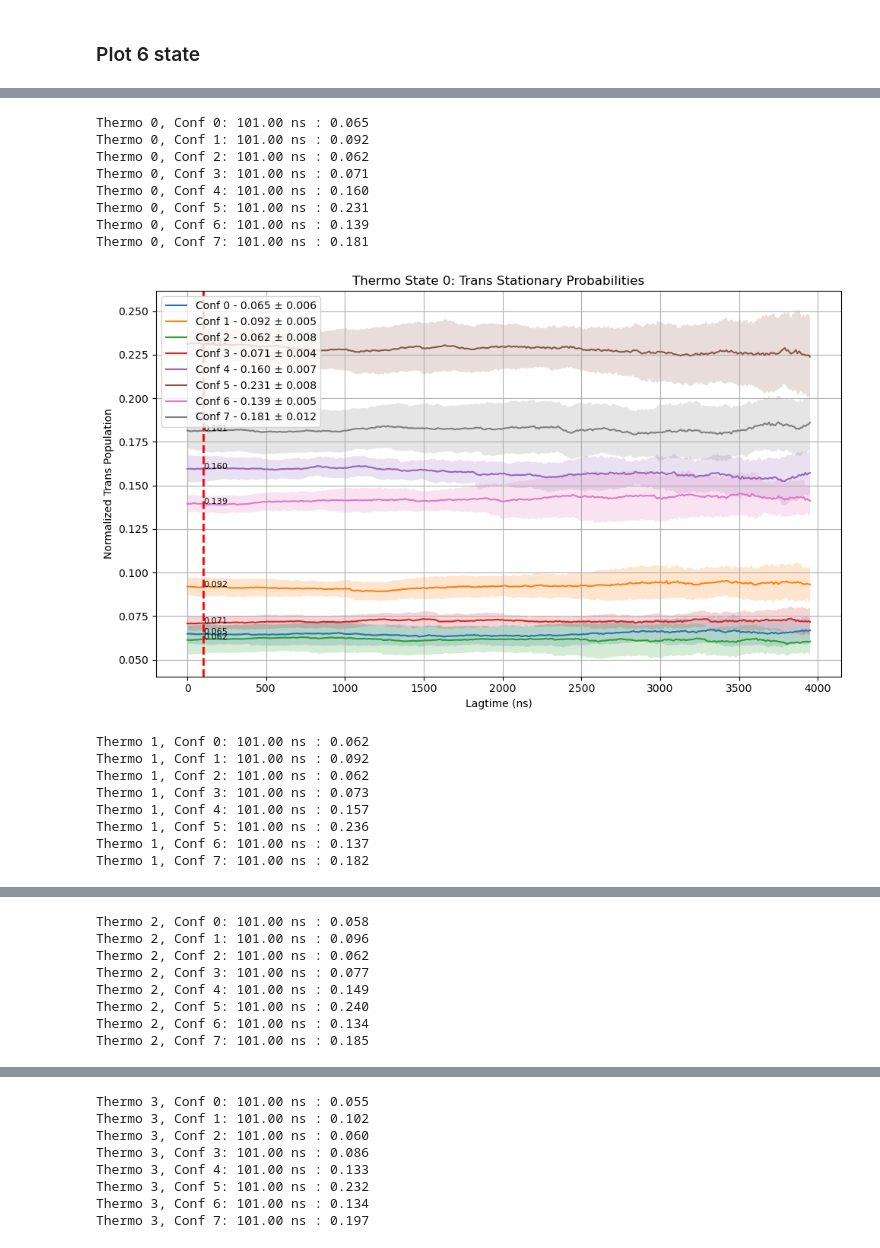
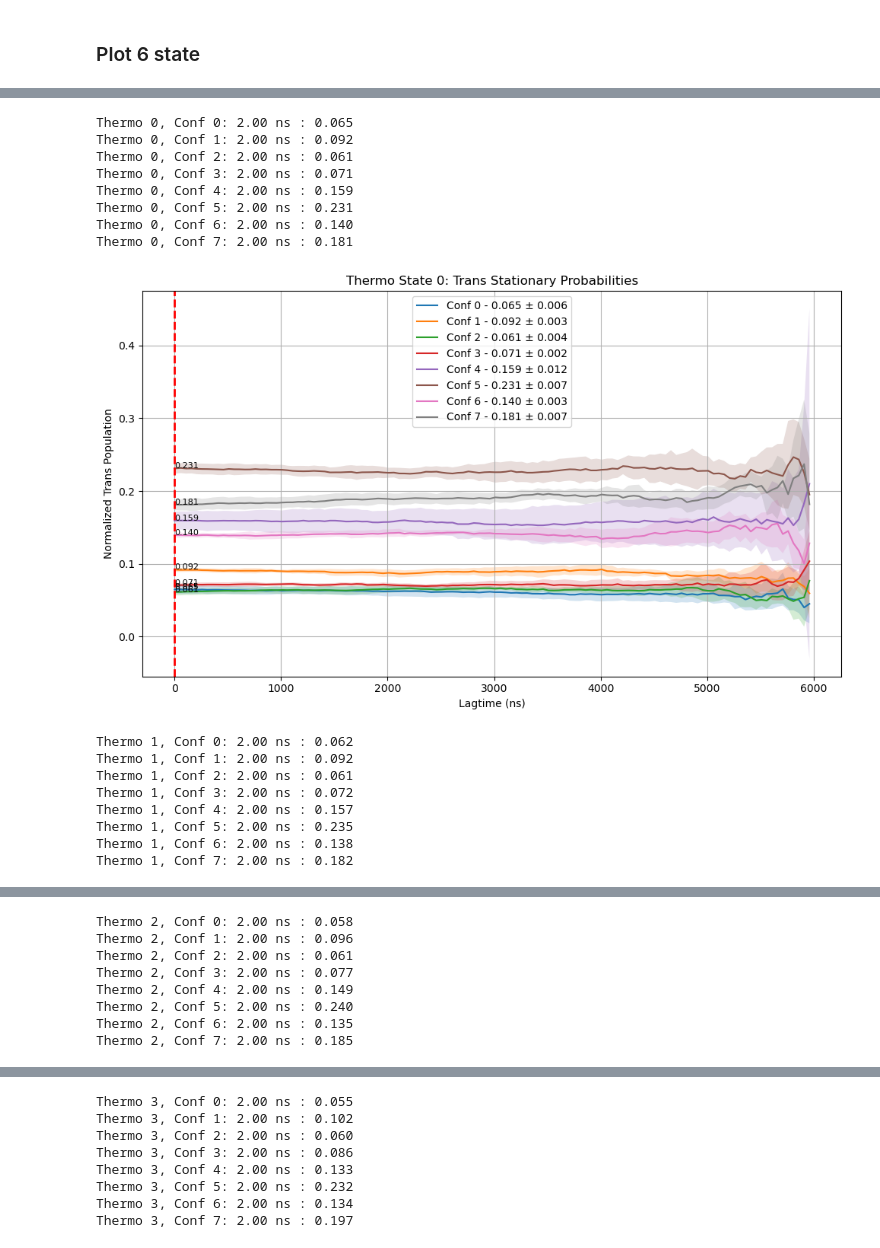
Before and after one commit to starwingc/peptoid_ESM, a Jupyter notebook: HREX/analysis/transition_matrix.ipynb, the cells around one changed output, grey strips where cells are left out. Saved outputs shown, nothing was run; the diff lists cells and outputs as text; code cells hidden in the pictures.

```diff
--- a/HREX/analysis/transition_matrix.ipynb
+++ b/HREX/analysis/transition_matrix.ipynb
@@ -340,7 +340,7 @@ def process_trajectory(n_trajs, lagtime, num_states, cluster_size):
 n_trajs = traj_indexed
 num_states = 48
 #lagtimes = [1]
-lagtimes = [5, 10, 25, 50] + list(range(100, 600030, 1000))
+lagtimes = [5, 10, 20, 50, 200] + list(range(1000, 600030, 5000))
 #lagtimes = [5, 10, 25, 50]
 dt_in_ns = 0.01
 cluster_size = 1
@@ -495,7 +497,7 @@ array([0.06482059, 0.09186797, 0.06130279, 0.07076823, 0.15936155,
 # %%
 plt.figure(figsize=(8, 6))
 state_to_plot = [0, 6, 12, 18, 24, 30, 36, 42]
-
+lagtimes_plot_index = 4
 # Loop through selected states and plot each separately
 for i, state in enumerate(state_to_plot):
     plt.plot(lagtimes_ns, pi_all_means_0[:, i], '-o', label=f'State {index_to_state(state)}')
@@ -507,9 +509,9 @@ for i, state in enumerate(state_to_plot):
                      alpha=0.2)
 
     # Annotate the first point with its value
-    first_x = lagtimes_ns[14]
-    first_y = pi_all_means_0[14, i]
-    first_y_var = pi_all_stds[14, i]
+    first_x = lagtimes_ns[lagtimes_plot_index]
+    first_y = pi_all_means_0[lagtimes_plot_index, i]
+    first_y_var = pi_all_stds_0[lagtimes_plot_index, i]
     plt.text(first_x, first_y,  f"{first_x} ns :{first_y:.3f} +- {first_y_var:.3f}", fontsize=10)
     print(f"{first_x} ns :{first_y:.3f} +- {first_y_var:.3f}")
 
@@ -535,7 +537,7 @@ plt.show()
 ## Save the data into a csv
 
 point_to_plot = 400
-lagtime_plot = 14  # index of lagtime to extract at 101 ns
+lagtime_plot = 4  # index of lagtime to extract at 101 ns
 selected_ns = lagtimes_ns[lagtime_plot]  # for saving
 
 # Collect into a list of dicts for easy DataFrame creation
@@ -701,6 +701,6 @@ cis_trans_pi_stds shape: (6, 604, 8)
 # %%
 point_to_plot = 400
-lagtime_plot = 14  # Index of lagtime to annotate
+lagtime_plot = 4  # Index of lagtime to annotate
 
 thermo_state_num = 6
 comform_state_num = 8
@@ -714,47 +714,47 @@ for thermo in range(thermo_state_num):
 
         plt.plot(
             lagtimes_ns[:point_to_plot],
             res,
             label=f"Conf {conform} - {res[lagtime_plot]:.3f} ± {std[lagtime_plot]:.3f}"
         )
 
         plt.fill_between(
             lagtimes_ns[:point_to_plot],
             res + std,
             res - std,
             alpha=0.2
         )
 
         # Annotate point at selected lagtime
         x_val = lagtimes_ns[lagtime_plot]
         y_val = res[lagtime_plot]
         plt.text(x_val, y_val, f"{y_val:.3f}", fontsize=8)
 
         print(f"Thermo {thermo}, Conf {conform}: {x_val:.2f} ns : {y_val:.3f}")
 
     plt.axvline(x=lagtimes_ns[lagtime_plot], color='r', linestyle='--', linewidth=2)
     plt.title(f"Thermo State {thermo}: Trans Stationary Probabilities")
     plt.xlabel("Lagtime (ns)")
     plt.ylabel("Normalized Trans Population")
     plt.grid(True)
     plt.legend()
     plt.tight_layout()
     plt.show()
 # %% [output]
-Thermo 0, Conf 0: 101.00 ns : 0.065
-Thermo 0, Conf 1: 101.00 ns : 0.092
-Thermo 0, Conf 2: 101.00 ns : 0.062
-Thermo 0, Conf 3: 101.00 ns : 0.071
-Thermo 0, Conf 4: 101.00 ns : 0.160
-Thermo 0, Conf 5: 101.00 ns : 0.231
-Thermo 0, Conf 6: 101.00 ns : 0.139
-Thermo 0, Conf 7: 101.00 ns : 0.181
+Thermo 0, Conf 0: 2.00 ns : 0.065
+Thermo 0, Conf 1: 2.00 ns : 0.092
+Thermo 0, Conf 2: 2.00 ns : 0.061
+Thermo 0, Conf 3: 2.00 ns : 0.071
+Thermo 0, Conf 4: 2.00 ns : 0.159
+Thermo 0, Conf 5: 2.00 ns : 0.231
+Thermo 0, Conf 6: 2.00 ns : 0.140
+Thermo 0, Conf 7: 2.00 ns : 0.181
-[figure, old version]
+[figure, new version]
-Thermo 1, Conf 0: 101.00 ns : 0.062
-Thermo 1, Conf 1: 101.00 ns : 0.092
-Thermo 1, Conf 2: 101.00 ns : 0.062
-Thermo 1, Conf 3: 101.00 ns : 0.073
-Thermo 1, Conf 4: 101.00 ns : 0.157
-Thermo 1, Conf 5: 101.00 ns : 0.236
-Thermo 1, Conf 6: 101.00 ns : 0.137
-Thermo 1, Conf 7: 101.00 ns : 0.182
+Thermo 1, Conf 0: 2.00 ns : 0.062
+Thermo 1, Conf 1: 2.00 ns : 0.092
+Thermo 1, Conf 2: 2.00 ns : 0.061
+Thermo 1, Conf 3: 2.00 ns : 0.072
+Thermo 1, Conf 4: 2.00 ns : 0.157
+Thermo 1, Conf 5: 2.00 ns : 0.235
+Thermo 1, Conf 6: 2.00 ns : 0.138
+Thermo 1, Conf 7: 2.00 ns : 0.182
@@ -762,8 +762,8 @@ Thermo 1, Conf 7: 101.00 ns : 0.182
-Thermo 2, Conf 0: 101.00 ns : 0.058
-Thermo 2, Conf 1: 101.00 ns : 0.096
-Thermo 2, Conf 2: 101.00 ns : 0.062
-Thermo 2, Conf 3: 101.00 ns : 0.077
-Thermo 2, Conf 4: 101.00 ns : 0.149
-Thermo 2, Conf 5: 101.00 ns : 0.240
-Thermo 2, Conf 6: 101.00 ns : 0.134
-Thermo 2, Conf 7: 101.00 ns : 0.185
+Thermo 2, Conf 0: 2.00 ns : 0.058
+Thermo 2, Conf 1: 2.00 ns : 0.096
+Thermo 2, Conf 2: 2.00 ns : 0.061
+Thermo 2, Conf 3: 2.00 ns : 0.077
+Thermo 2, Conf 4: 2.00 ns : 0.149
+Thermo 2, Conf 5: 2.00 ns : 0.240
+Thermo 2, Conf 6: 2.00 ns : 0.135
+Thermo 2, Conf 7: 2.00 ns : 0.185
@@ -771,8 +771,8 @@ Thermo 2, Conf 7: 101.00 ns : 0.185
-Thermo 3, Conf 0: 101.00 ns : 0.055
-Thermo 3, Conf 1: 101.00 ns : 0.102
-Thermo 3, Conf 2: 101.00 ns : 0.060
-Thermo 3, Conf 3: 101.00 ns : 0.086
-Thermo 3, Conf 4: 101.00 ns : 0.133
-Thermo 3, Conf 5: 101.00 ns : 0.232
-Thermo 3, Conf 6: 101.00 ns : 0.134
-Thermo 3, Conf 7: 101.00 ns : 0.197
+Thermo 3, Conf 0: 2.00 ns : 0.055
+Thermo 3, Conf 1: 2.00 ns : 0.102
+Thermo 3, Conf 2: 2.00 ns : 0.060
+Thermo 3, Conf 3: 2.00 ns : 0.086
+Thermo 3, Conf 4: 2.00 ns : 0.133
+Thermo 3, Conf 5: 2.00 ns : 0.232
+Thermo 3, Conf 6: 2.00 ns : 0.134
+Thermo 3, Conf 7: 2.00 ns : 0.197
```
Also changed, not shown: parts of 10 cells of this notebook, 3 other files.
